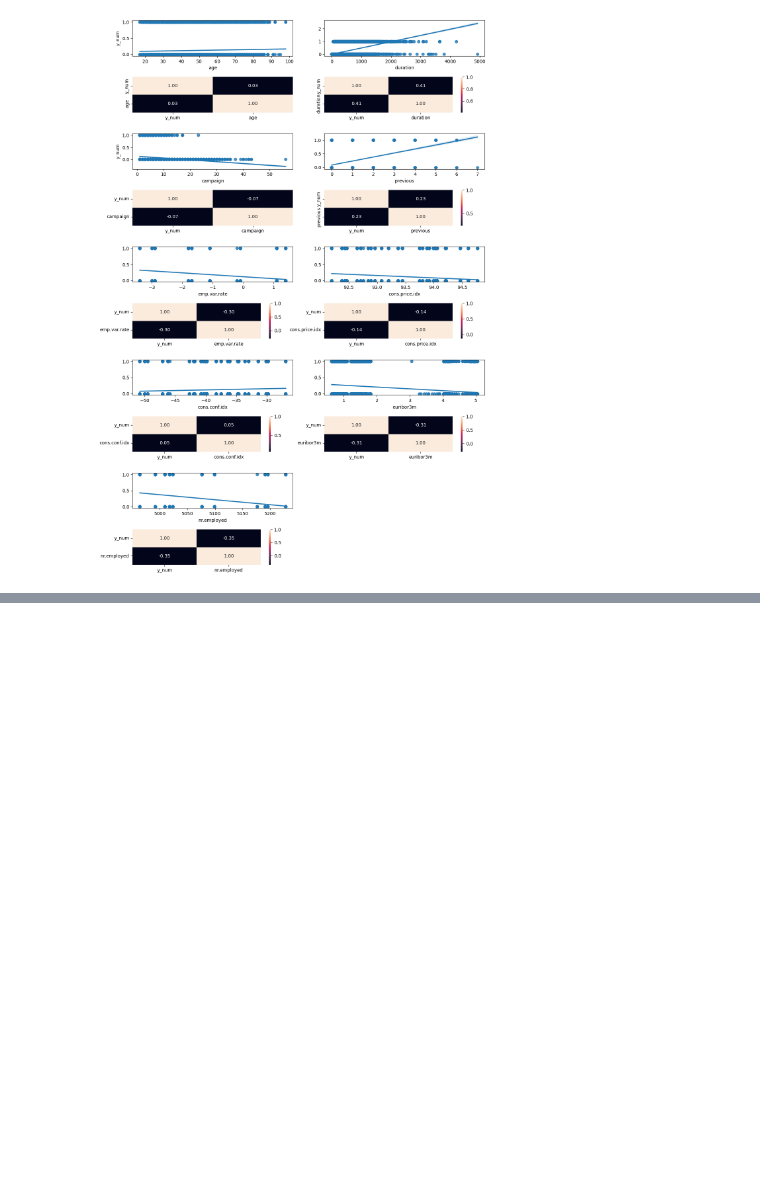
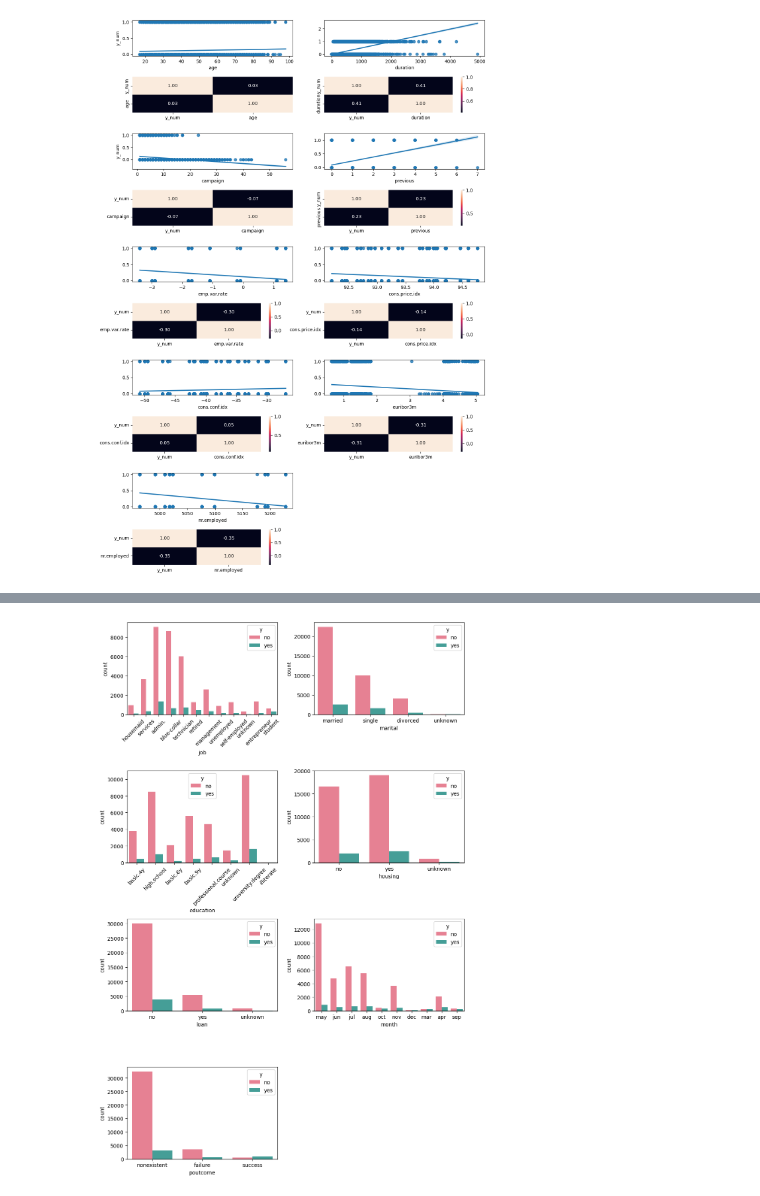
Before and after one commit to 4GeeksAcademy/sergio-roque-First-ML-Algorithm, a Jupyter notebook: src/explore.ipynb, the cells around one changed output, grey strips where cells are left out. Saved outputs shown, nothing was run; the diff lists cells and outputs as text; code cells hidden in the pictures; blank space fills up the shorter version.

```diff
--- a/src/explore.ipynb
+++ b/src/explore.ipynb
@@ -316,0 +323,30 @@ plt.show()
+# %%
+# ANÁLISIS CATEGÓRICO - CATEGÓRICO
+# ["job", "marital", "education", "housing", "loan", "month", "poutcome", "y"]
+fig, axis = plt.subplots(4, 2, figsize = (10, 15))
+
+sns.countplot(ax = axis[0, 0], data = df_unico, x = "job", palette='husl', hue= "y", legend=True)
+axis[0, 0].tick_params(axis='x', rotation=45)
+
+sns.countplot(ax = axis[0, 1], data = df_unico, x = "marital", palette='husl', hue= "y", legend=True)
+
+sns.countplot(ax = axis[1, 0], data = df_unico, x = "education", palette='husl', hue= "y", legend=True)
+axis[1, 0].tick_params(axis='x', rotation=45)
+
+sns.countplot(ax = axis[1, 1], data = df_unico, x = "housing", palette='husl', hue= "y", legend=True)
+
+sns.countplot(ax = axis[2, 0], data = df_unico, x = "loan", palette='husl', hue= "y", legend=True)
+
+sns.countplot(ax = axis[2, 1], data = df_unico, x = "month", palette='husl', hue= "y", legend=True)
+
+sns.countplot(ax = axis[3, 0], data = df_unico, x = "poutcome", palette='husl', hue= "y", legend=True)
+
+axis[3, 1].axis("off")
+
+# Ajustar el layout
+plt.tight_layout()
+
+# Mostrar el plot
+plt.show()
+# %% [output]
+[figure, added]
```
Also changed, not shown: parts of 22 cells of this notebook.
